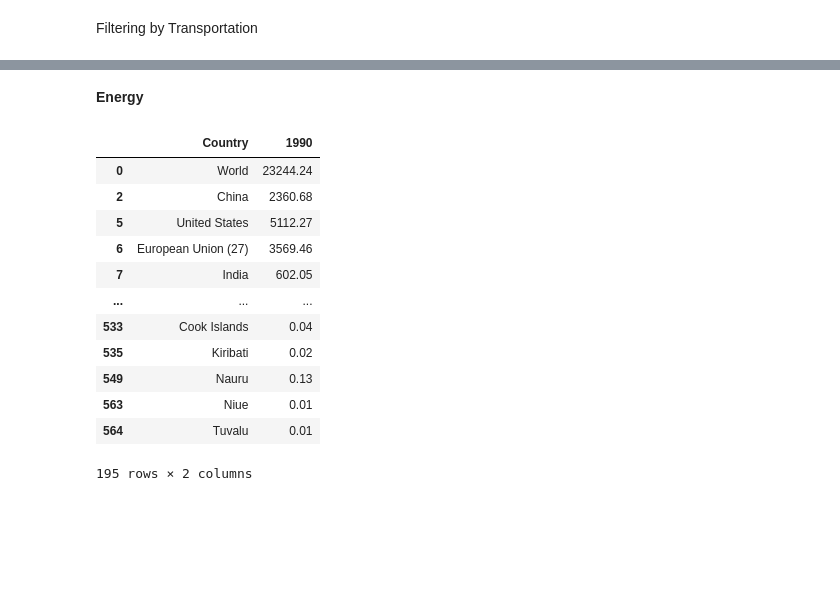
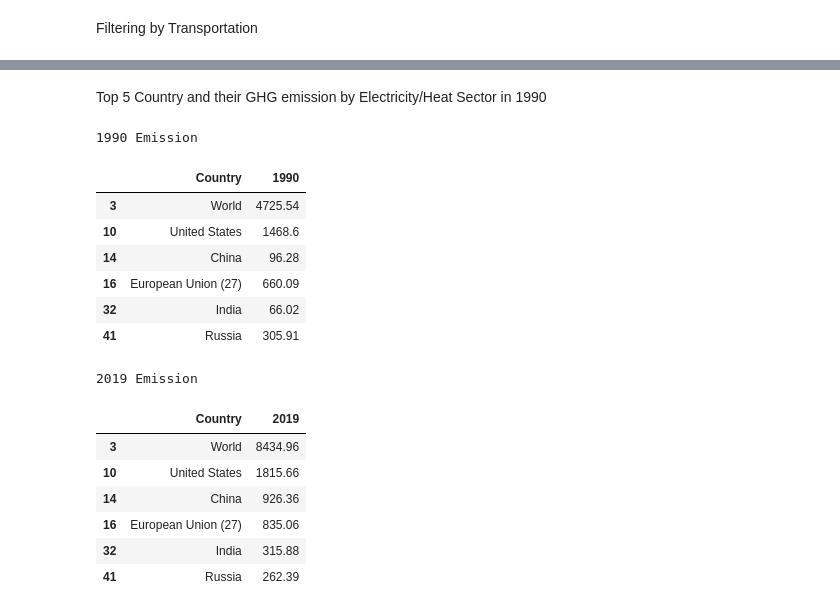
Before and after one commit to KJLumalang/ITBA-3206_Planeteers, a Jupyter notebook: ITBA_3206_Planeteers.ipynb, the cells around one changed output, grey strips where cells are left out. Saved outputs shown, nothing was run; the diff lists cells and outputs as text; code cells hidden in the pictures; blank space fills up the shorter version.

```diff
--- a/ITBA_3206_Planeteers.ipynb
+++ b/ITBA_3206_Planeteers.ipynb
@@ -185,19 +239,25 @@ display(transportation_data)
 192 rows × 34 columns
-# %% [markdown]
-**Energy**
-# %%
-energy_data.loc[:,["Country","1990"]]
-# %% [output]
-|  | Country | 1990 |
-| 0 | World | 23244.24 |
-| 2 | China | 2360.68 |
-| 5 | United States | 5112.27 |
-| 6 | European Union (27) | 3569.46 |
-| 7 | India | 602.05 |
-| ... | ... | ... |
-| 533 | Cook Islands | 0.04 |
-| 535 | Kiribati | 0.02 |
-| 549 | Nauru | 0.13 |
-| 563 | Niue | 0.01 |
-| 564 | Tuvalu | 0.01 |
-195 rows × 2 columns
+# %% [markdown]
+Top 5 Country and their GHG emission by Electricity/Heat Sector in 1990
+# %%
+print("1990 Emission")
+display(transportation_data.loc[0:41,["Country","1990"]], )
+print("2019 Emission")
+display(transportation_data.loc[0:41,["Country","2019"]], )
+# %% [output]
+1990 Emission
+|  | Country | 1990 |
+| 3 | World | 4725.54 |
+| 10 | United States | 1468.6 |
+| 14 | China | 96.28 |
+| 16 | European Union (27) | 660.09 |
+| 32 | India | 66.02 |
+| 41 | Russia | 305.91 |
+2019 Emission
+|  | Country | 2019 |
+| 3 | World | 8434.96 |
+| 10 | United States | 1815.66 |
+| 14 | China | 926.36 |
+| 16 | European Union (27) | 835.06 |
+| 32 | India | 315.88 |
+| 41 | Russia | 262.39 |
```
Also changed, not shown: parts of 13 cells of this notebook.
